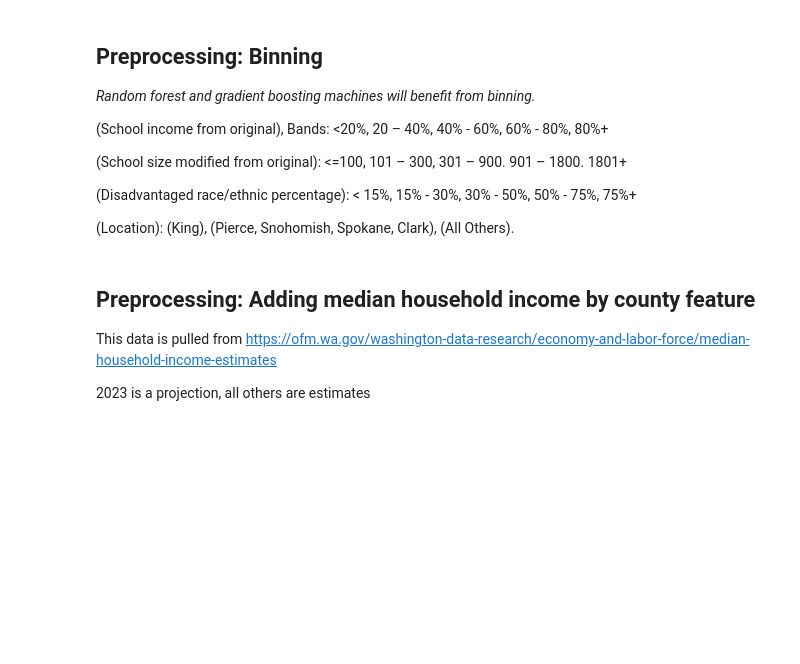
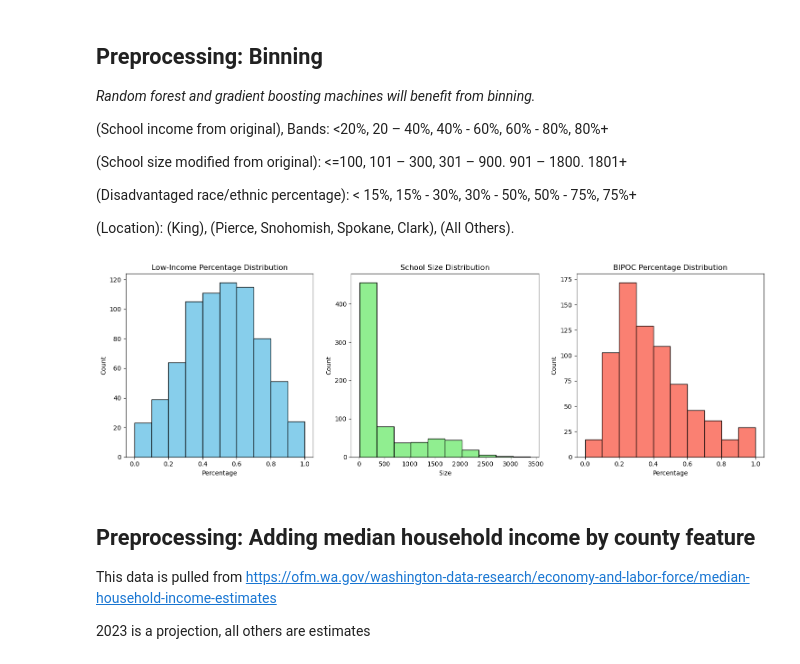
Before and after one commit to brinkbrink/WA_CS_v2, a Jupyter notebook: SchoolAnalysis.ipynb, the cells around one changed output. Cells and saved outputs as stored; diff of their text form; code cells hidden in the pictures; blank space fills up the shorter version.

```diff
--- a/SchoolAnalysis.ipynb
+++ b/SchoolAnalysis.ipynb
@@ -231,3 +236,41 @@ bipoc_labels = ['1', '2', '3', '4', '5']
 reduced_ospi['IncomeBinned'] = pd.cut(ospi_data['PercentLowIncome'], bins=income_bins, labels=income_labels)
 reduced_ospi['SchoolSizeBinned'] = pd.cut(ospi_data['AllStudents'], bins=size_bins, labels=size_labels)
 reduced_ospi['BIPOCBinned'] = pd.cut(ospi_data['PercentBIPOC'], bins=bipoc_bins, labels=bipoc_labels)
+# %%
+import pandas as pd
+import matplotlib.pyplot as plt
+
+df = reduced_ospi
+
+income_col = 'PercentLowIncome'
+size_col = 'AllStudents'
+bipoc_col = 'PercentBIPOC'
+
+# Plot histograms for each feature
+plt.figure(figsize=(15, 5))
+
+# Low-income percentage histogram
+plt.subplot(1, 3, 1)
+plt.hist(df[income_col], bins=10, color='skyblue', edgecolor='black')
+plt.title('Low-Income Percentage Distribution')
+plt.xlabel('Percentage')
+plt.ylabel('Count')
+
+# School size histogram
+plt.subplot(1, 3, 2)
+plt.hist(df[size_col], bins=10, color='lightgreen', edgecolor='black')
+plt.title('School Size Distribution')
+plt.xlabel('Size')
+plt.ylabel('Count')
+
+# BIPOC percentage histogram
+plt.subplot(1, 3, 3)
+plt.hist(df[bipoc_col], bins=10, color='salmon', edgecolor='black')
+plt.title('BIPOC Percentage Distribution')
+plt.xlabel('Percentage')
+plt.ylabel('Count')
+
+plt.tight_layout()
+plt.show()
+# %% [output]
+[figure, added]
```
Also changed, not shown: parts of 53 cells of this notebook.
